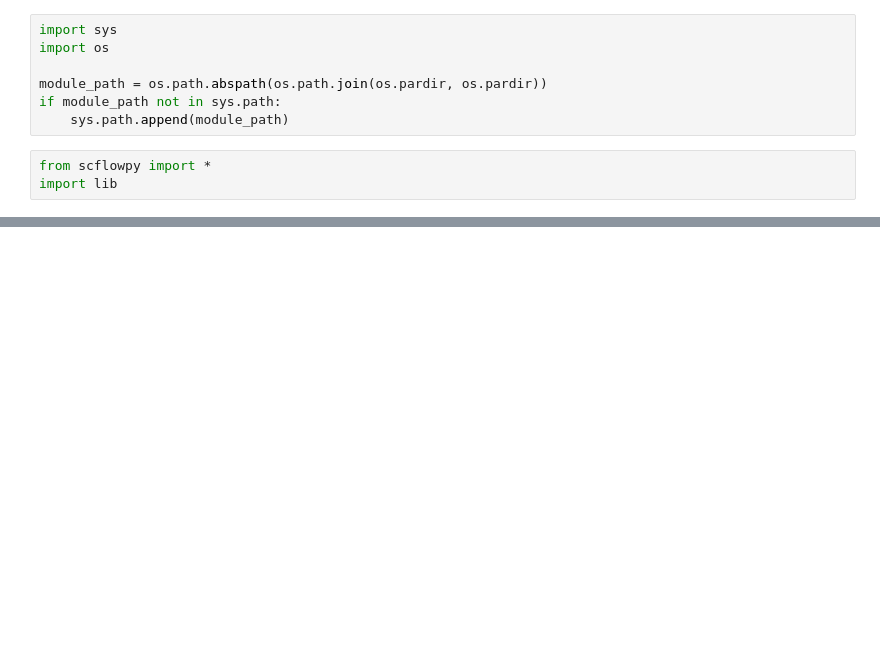
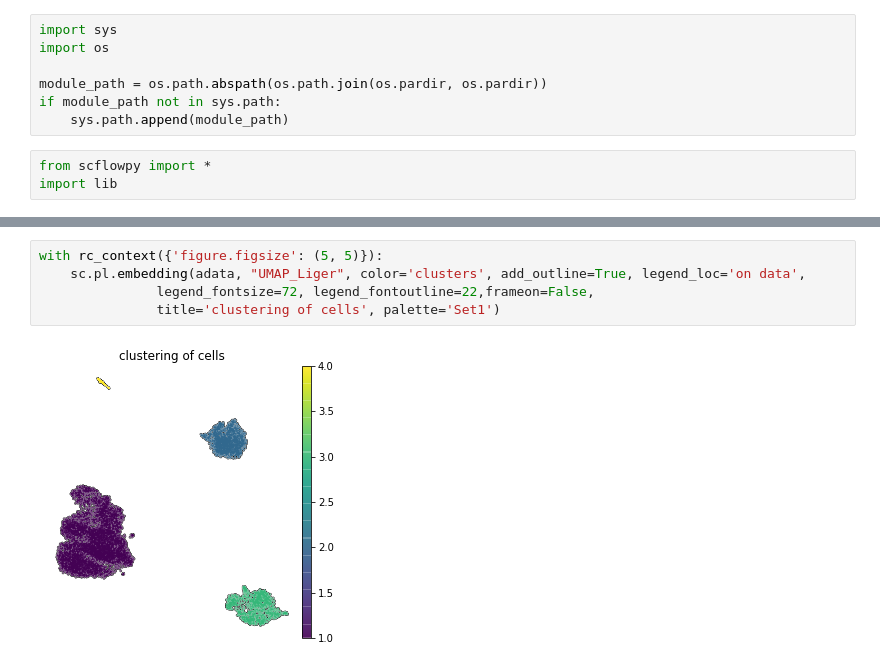
Before and after one commit to combiz/scflowpy, a Jupyter notebook: notebooks/Untitled.ipynb, the cells around one changed output, grey strips where cells are left out. Saved outputs shown, nothing was run; the diff lists cells and outputs as text; blank space fills up the shorter version.

```diff
--- a/notebooks/Untitled.ipynb
+++ b/notebooks/Untitled.ipynb
@@ -66,0 +76,7 @@ NameError: name 'hello_world' is not defined
+# %%
+with rc_context({'figure.figsize': (5, 5)}):
+    sc.pl.embedding(adata, "UMAP_Liger", color='clusters', add_outline=True, legend_loc='on data',
+               legend_fontsize=72, legend_fontoutline=22,frameon=False,
+               title='clustering of cells', palette='Set1')
+# %% [output]
+[figure, added]
```
Also changed, not shown: parts of 10 cells of this notebook, 4 other files.
